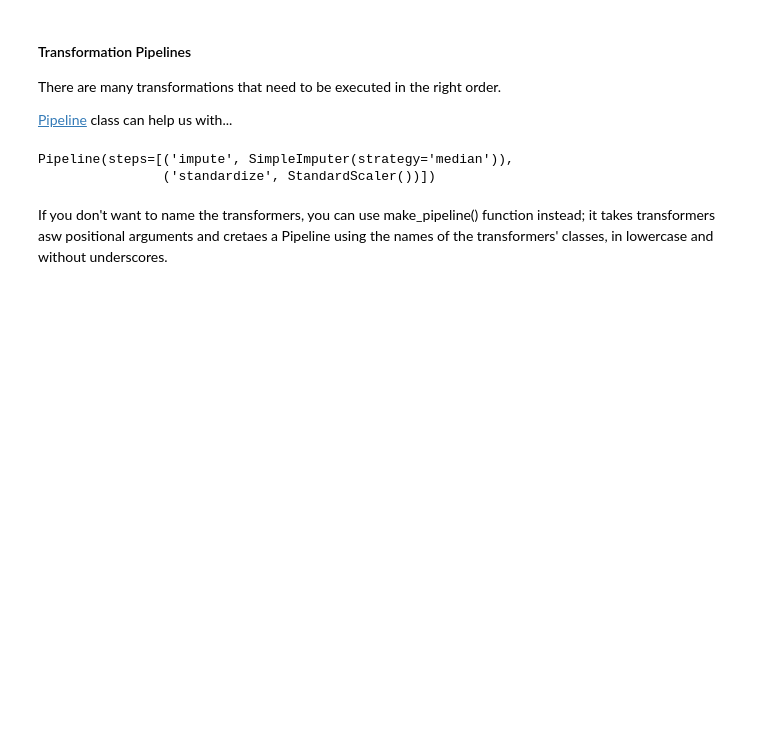
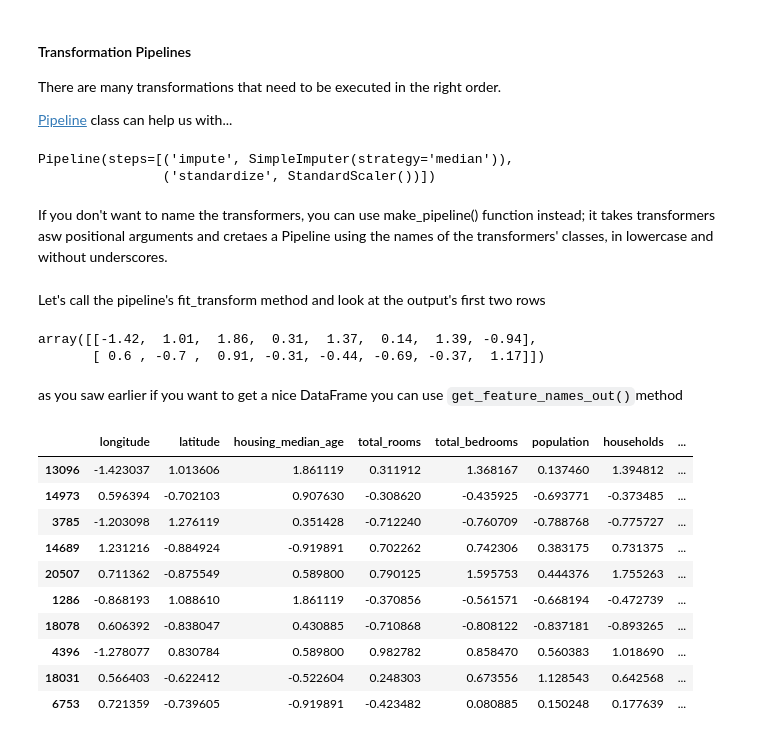
Before and after one commit to alvarohernandezalt/ML_SCKT_TF_Geron, a Jupyter notebook: C02_CaliforniaHousingPrice.ipynb, the cells around one changed output. Cells and saved outputs as stored; diff of their text form; code cells hidden in the pictures; blank space fills up the shorter version.

```diff
--- a/C02_CaliforniaHousingPrice.ipynb
+++ b/C02_CaliforniaHousingPrice.ipynb
@@ -887,3 +887,33 @@ If you don't want to name the transformers, you can use make_pipeline() function
 from sklearn.pipeline import make_pipeline
 
 num_pipeline = make_pipeline(SimpleImputer(strategy='median'), StandardScaler())
+# %% [markdown]
+Let's call the pipeline's fit_transform method and look at the output's first two rows
+# %%
+housing_num_prepared = num_pipeline.fit_transform(housing_num)
+housing_num_prepared[:2].round(2)
+# %% [output]
+array([[-1.42,  1.01,  1.86,  0.31,  1.37,  0.14,  1.39, -0.94],
+       [ 0.6 , -0.7 ,  0.91, -0.31, -0.44, -0.69, -0.37,  1.17]])
+# %% [markdown]
+as you saw earlier if you want to get a nice DataFrame you can use `get_feature_names_out()`method
+# %%
+df_housing_num_prepared = pd.DataFrame(
+    housing_num_prepared,
+    columns=num_pipeline.get_feature_names_out(),
+    index = housing_num.index
+    )
+# %%
+df_housing_num_prepared.head(10)
+# %% [output]
+|  | longitude | latitude | housing_median_age | total_rooms | total_bedrooms | population | households | ... |
+| 13096 | -1.423037 | 1.013606 | 1.861119 | 0.311912 | 1.368167 | 0.137460 | 1.394812 | ... |
+| 14973 | 0.596394 | -0.702103 | 0.907630 | -0.308620 | -0.435925 | -0.693771 | -0.373485 | ... |
+| 3785 | -1.203098 | 1.276119 | 0.351428 | -0.712240 | -0.760709 | -0.788768 | -0.775727 | ... |
+| 14689 | 1.231216 | -0.884924 | -0.919891 | 0.702262 | 0.742306 | 0.383175 | 0.731375 | ... |
+| 20507 | 0.711362 | -0.875549 | 0.589800 | 0.790125 | 1.595753 | 0.444376 | 1.755263 | ... |
+| 1286 | -0.868193 | 1.088610 | 1.861119 | -0.370856 | -0.561571 | -0.668194 | -0.472739 | ... |
+| 18078 | 0.606392 | -0.838047 | 0.430885 | -0.710868 | -0.808122 | -0.837181 | -0.893265 | ... |
+| 4396 | -1.278077 | 0.830784 | 0.589800 | 0.982782 | 0.858470 | 0.560383 | 1.018690 | ... |
+| 18031 | 0.566403 | -0.622412 | -0.522604 | 0.248303 | 0.673556 | 1.128543 | 0.642568 | ... |
+| 6753 | 0.721359 | -0.739605 | -0.919891 | -0.423482 | 0.080885 | 0.150248 | 0.177639 | ... |
```
Also changed, not shown: parts of 13 cells of this notebook.
